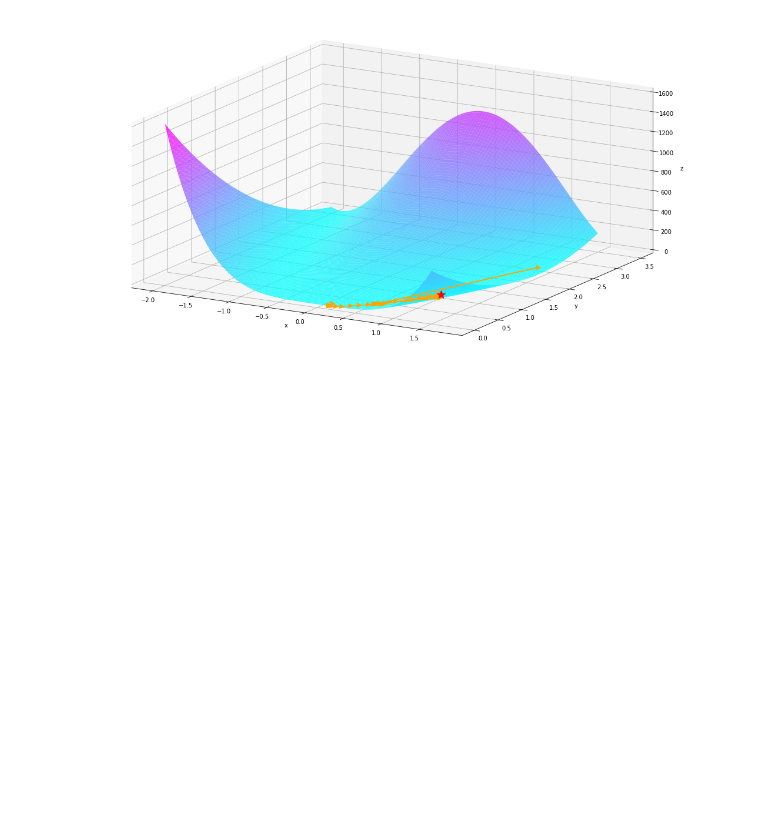
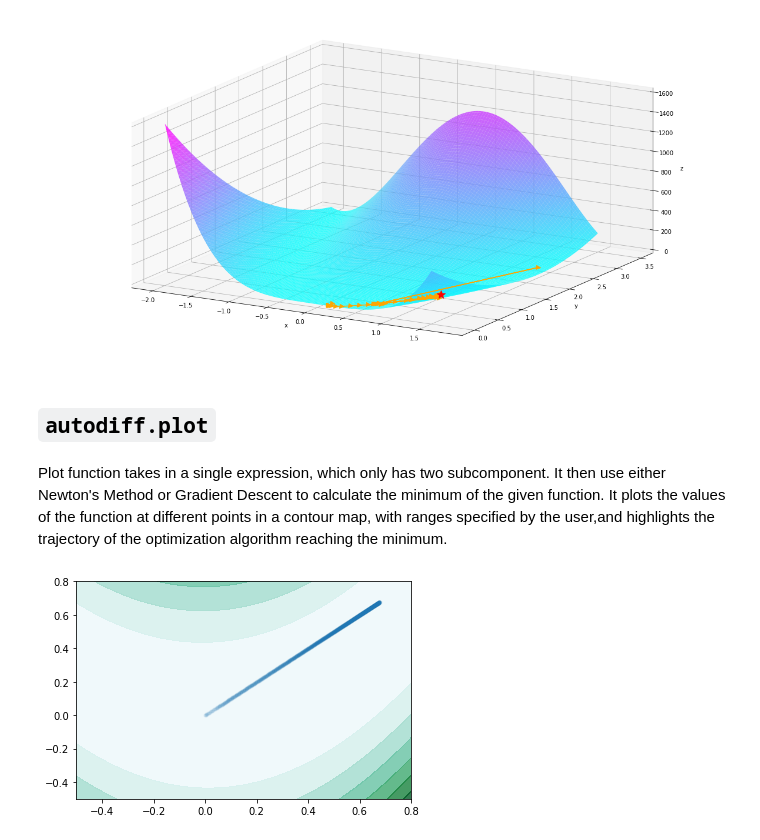
Before and after one commit to D-F-Y-S/cs207-FinalProject, a Jupyter notebook: docs/source/Libraries Demo.ipynb, the cells around one changed output. Cells and saved outputs as stored; diff of their text form; code cells hidden in the pictures; blank space fills up the shorter version.

```diff
--- a/docs/source/Libraries Demo.ipynb
+++ b/docs/source/Libraries Demo.ipynb
@@ -260,3 +313,7 @@ zs     = f.evaluation_at({x: us, y: vs})
 plt_surf(uu, vv, values, (us, vs, zs), show_dest=True, show_traj=True)
 # %% [output]
 [figure]
+# %% [markdown]
+## `autodiff.plot`
+# %% [markdown]
+Plot function takes in a single expression, which only has two subcomponent. It then use either Newton's Method or Gradient Descent to calculate the minimum of the given function. It plots the values of the function at different points in a contour map, with ranges specified by the user,and highlights the trajectory of the optimization algorithm reaching the minimum.
@@ -262,0 +324,7 @@ plt_surf(uu, vv, values, (us, vs, zs), show_dest=True, show_traj=True)
+# %%
+x, y = fwd.Variable(), fwd.Variable()
+f = 100.0*(y - x**2)**2 + (1 - x)**2.0
+init_val_dict = {x: 0.0, y: 1.0}
+plot_contour(f,init_val_dict,x,y,plot_range=[-0.5,0.8],method = "gradient_descent")
+# %% [output]
+[figure, added]
```
Also changed, not shown: parts of 20 cells of this notebook, 4 other files.
